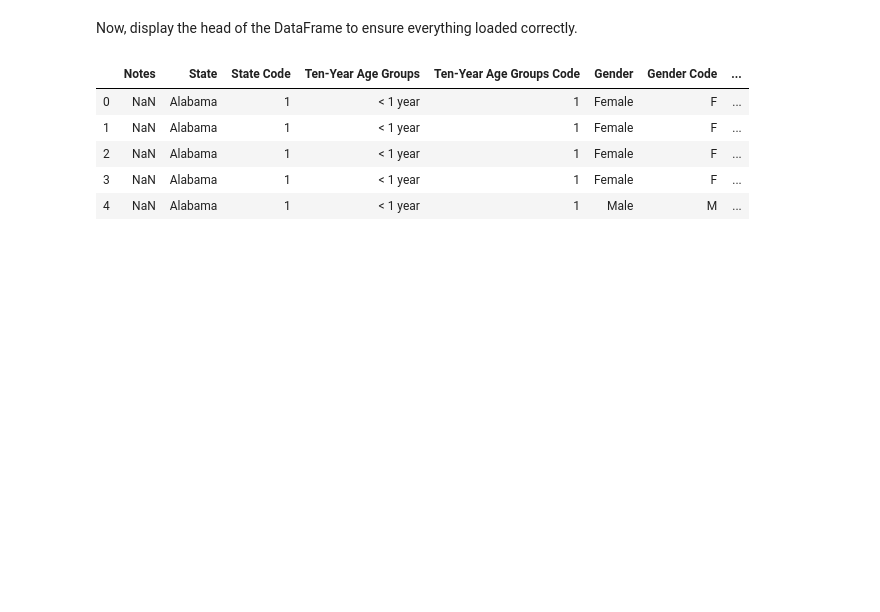
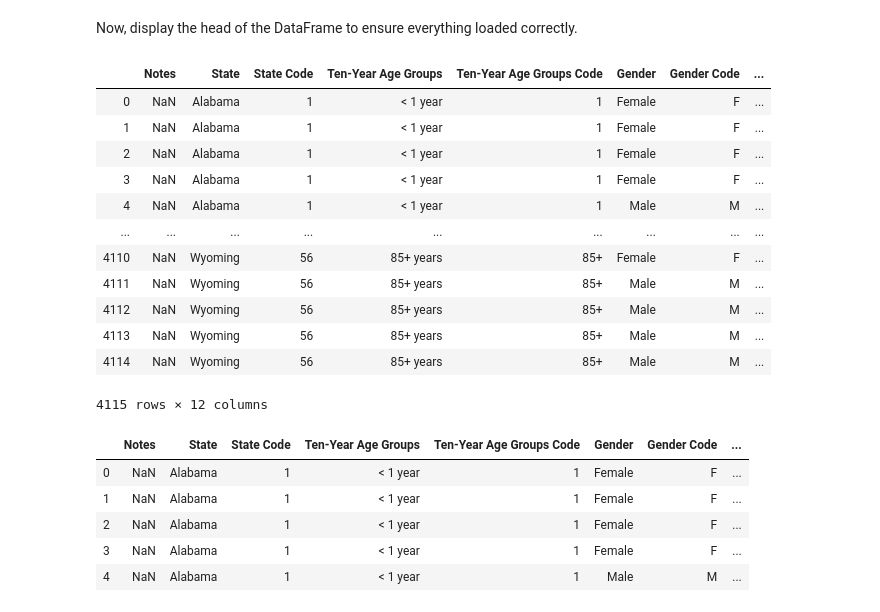
Before and after one commit to yabughaida/dsc-pivot-tables-pandas-lab-hbs-ds-060120, a Jupyter notebook: index.ipynb, the cells around one changed output. Saved outputs shown, nothing was run; the diff lists cells and outputs as text; code cells hidden in the pictures; blank space fills up the shorter version.

```diff
--- a/index.ipynb
+++ b/index.ipynb
@@ -32,6 +32,22 @@ The data for this activity is stored in a file called `'causes_of_death.tsv'` wh
 df = pd.read_csv('causes_of_death.tsv',delimiter='\t')
 # %% [markdown]
 Now, display the head of the DataFrame to ensure everything loaded correctly.
+# %%
+df
+# %% [output]
+|  | Notes | State | State Code | Ten-Year Age Groups | Ten-Year Age Groups Code | Gender | Gender Code | ... |
+| 0 | NaN | Alabama | 1 | < 1 year | 1 | Female | F | ... |
+| 1 | NaN | Alabama | 1 | < 1 year | 1 | Female | F | ... |
+| 2 | NaN | Alabama | 1 | < 1 year | 1 | Female | F | ... |
+| 3 | NaN | Alabama | 1 | < 1 year | 1 | Female | F | ... |
+| 4 | NaN | Alabama | 1 | < 1 year | 1 | Male | M | ... |
+| ... | ... | ... | ... | ... | ... | ... | ... | ... |
+| 4110 | NaN | Wyoming | 56 | 85+ years | 85+ | Female | F | ... |
+| 4111 | NaN | Wyoming | 56 | 85+ years | 85+ | Male | M | ... |
+| 4112 | NaN | Wyoming | 56 | 85+ years | 85+ | Male | M | ... |
+| 4113 | NaN | Wyoming | 56 | 85+ years | 85+ | Male | M | ... |
+| 4114 | NaN | Wyoming | 56 | 85+ years | 85+ | Male | M | ... |
+4115 rows × 12 columns
 # %%
 df.head()
 # %% [output]
```
Also changed, not shown: parts of 1 cell of this notebook.
